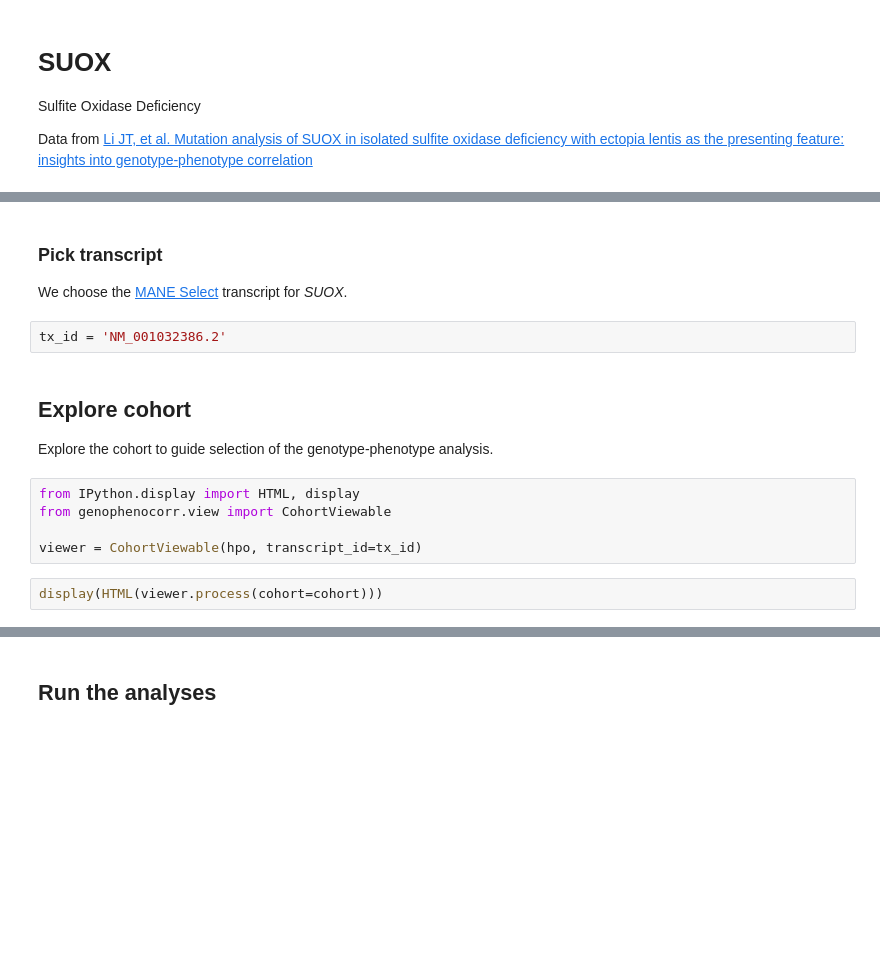
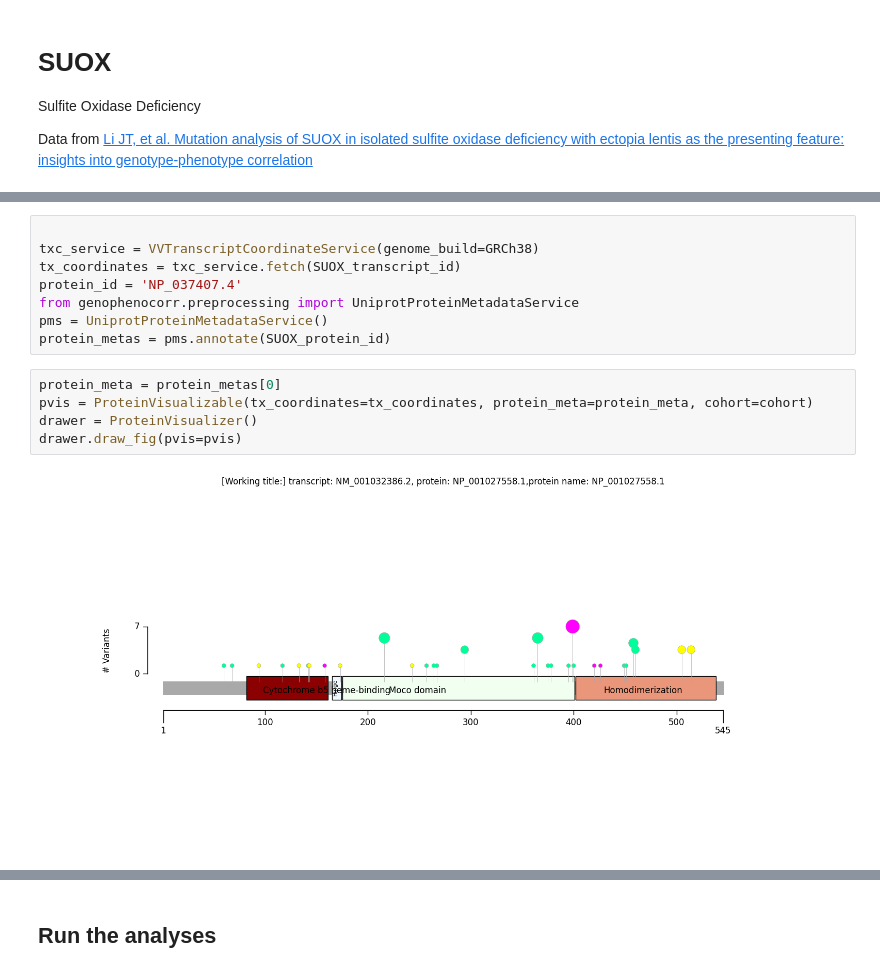
Before and after one commit to monarch-initiative/gpsea, a Jupyter notebook: notebooks/SUOX/SUOX.ipynb, the cells around one changed output, grey strips where cells are left out. Saved outputs shown, nothing was run; the diff lists cells and outputs as text; blank space fills up the shorter version.

```diff
--- a/notebooks/SUOX/SUOX.ipynb
+++ b/notebooks/SUOX/SUOX.ipynb
@@ -56,18 +75,16 @@ Showing errors and warnings
-# %% [markdown]
-### Pick transcript
-
-We choose the [MANE Select](https://www.ncbi.nlm.nih.gov/nuccore/NM_001032386.2) transcript for *SUOX*.
-# %%
-tx_id = 'NM_001032386.2'
-# %% [markdown]
-## Explore cohort
-
-Explore the cohort to guide selection of the genotype-phenotype analysis.
-# %%
-from IPython.display import HTML, display
-from genophenocorr.view import CohortViewable
-
-viewer = CohortViewable(hpo, transcript_id=tx_id)
-# %%
-display(HTML(viewer.process(cohort=cohort)))
+# %%
+
+txc_service = VVTranscriptCoordinateService(genome_build=GRCh38)
+tx_coordinates = txc_service.fetch(SUOX_transcript_id)
+protein_id = 'NP_037407.4'
+from genophenocorr.preprocessing import UniprotProteinMetadataService
+pms = UniprotProteinMetadataService()
+protein_metas = pms.annotate(SUOX_protein_id)
+# %%
+protein_meta = protein_metas[0]
+pvis = ProteinVisualizable(tx_coordinates=tx_coordinates, protein_meta=protein_meta, cohort=cohort)
+drawer = ProteinVisualizer()
+drawer.draw_fig(pvis=pvis)
+# %% [output]
+[figure, added]
 # %% [markdown]
```
Also changed, not shown: parts of 12 cells of this notebook, 37 other files.
